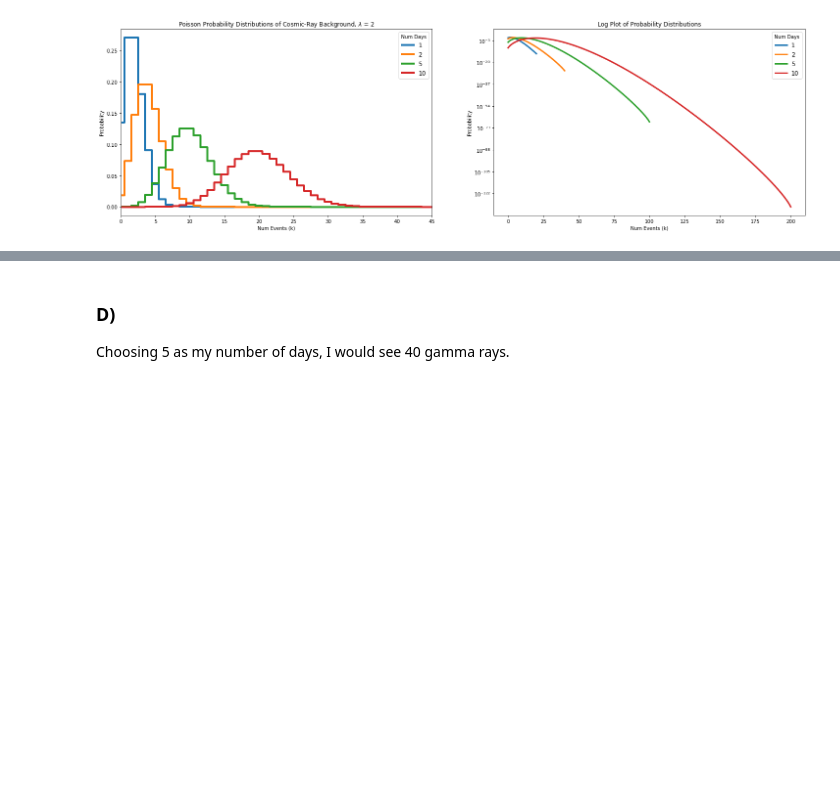
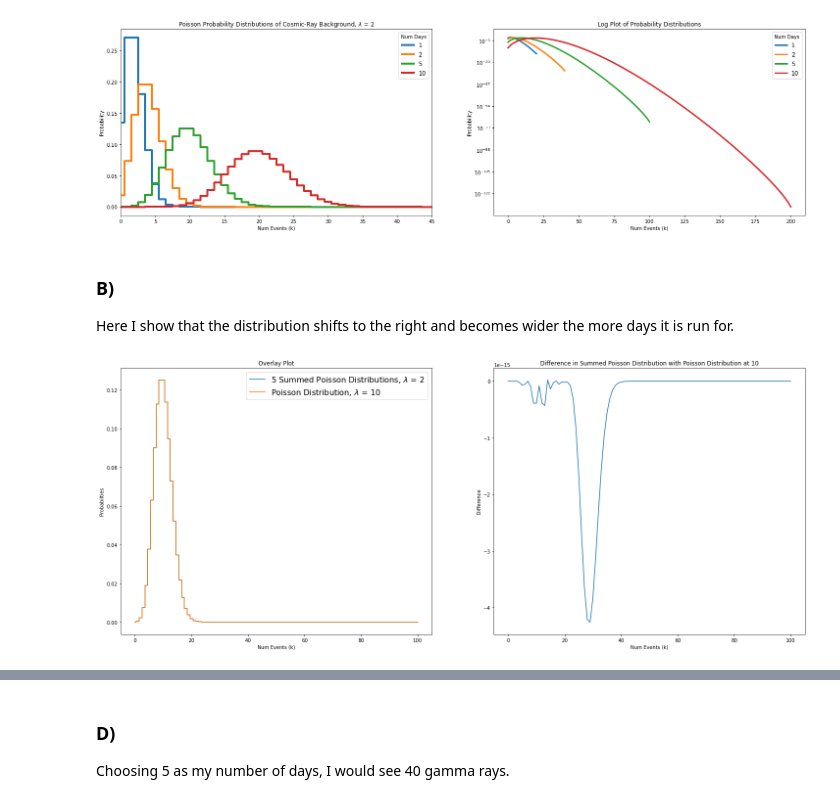
Before and after one commit to afspicciati/Phys-434, a Jupyter notebook: Lab2.ipynb, the cells around one changed output, grey strips where cells are left out. Saved outputs shown, nothing was run; the diff lists cells and outputs as text; code cells hidden in the pictures; blank space fills up the shorter version.

```diff
--- a/Lab2.ipynb
+++ b/Lab2.ipynb
@@ -56,3 +62,35 @@ def poisson_plots(avg=False):
 poisson_plots()
 # %% [output]
 [figure]
+# %% [markdown]
+### B)
+
+Here I show that the distribution shifts to the right and becomes wider the more days it is run for.
+# %%
+k = np.linspace(0,20,21)
+poisson = stats.poisson.pmf(k,mu=CR_Background)
+
+summed_poisson = convolve(poisson,n=5)
+
+x = np.linspace(0,100,101)
+poisson_true = stats.poisson.pmf(x,mu=10)
+
+plt.rcParams["figure.figsize"] = (25,10)
+fig, ax = plt.subplots(1, 2)
+plt.tick_params(labelsize = 10)
+
+ax[0].step(x,summed_poisson, where='mid',label = '5 Summed Poisson Distributions, $\lambda$ = 2')
+ax[0].step(x,poisson_true, where='mid',label = 'Poisson Distribution, $\lambda$ = 10')
+
+ax[1].plot(x,summed_poisson-poisson_true)
+
+ax[0].set_xlabel('Num Events (k)')
+ax[0].set_ylabel('Probabilties')
+ax[0].set_title('Overlay Plot')
+ax[1].set_xlabel('Num Events (k)')
+ax[1].set_ylabel('Difference')
+ax[1].set_title('Difference in Summed Poisson Distribution with Poisson Distribution at 10')
+
+ax[0].legend(fontsize = 16);
+# %% [output]
+[figure, added]
```
Also changed, not shown: parts of 34 cells of this notebook.
